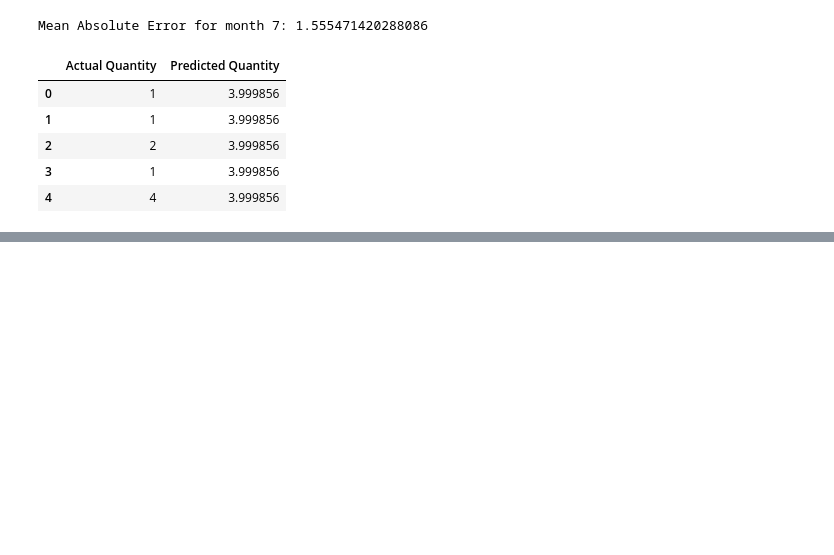
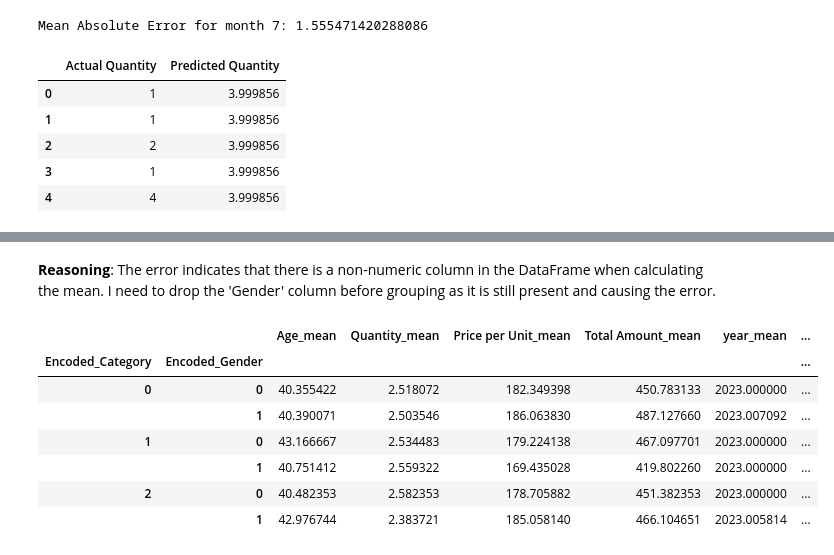
Before and after one commit to shubhanagrawal/Walmart-Hackathon, a Jupyter notebook: walmart.ipynb, the cells around one changed output, grey strips where cells are left out. Drawn from its saved outputs; the diff is of its cells as text; code cells hidden in the pictures; blank space fills up the shorter version.

```diff
--- a/walmart.ipynb
+++ b/walmart.ipynb
@@ -521,0 +621,16 @@ display(comparison_df.head())
+# %% [markdown]
+**Reasoning**:
+The error indicates that there is a non-numeric column in the DataFrame when calculating the mean. I need to drop the 'Gender' column before grouping as it is still present and causing the error.
+# %%
+customer_segments = df.drop('Gender', axis=1).groupby(['Encoded_Category', 'Encoded_Gender']).mean()
+customer_segments.columns = [f"{col}_mean" for col in customer_segments.columns]
+display(customer_segments)
+# %% [output]
+|  |  | Age_mean | Quantity_mean | Price per Unit_mean | Total Amount_mean | year_mean | ... |
+| Encoded_Category | Encoded_Gender |  |  |  |  |  | ... |
+| 0 | 0 | 40.355422 | 2.518072 | 182.349398 | 450.783133 | 2023.000000 | ... |
+|  | 1 | 40.390071 | 2.503546 | 186.063830 | 487.127660 | 2023.007092 | ... |
+| 1 | 0 | 43.166667 | 2.534483 | 179.224138 | 467.097701 | 2023.000000 | ... |
+|  | 1 | 40.751412 | 2.559322 | 169.435028 | 419.802260 | 2023.000000 | ... |
+| 2 | 0 | 40.482353 | 2.582353 | 178.705882 | 451.382353 | 2023.000000 | ... |
+|  | 1 | 42.976744 | 2.383721 | 185.058140 | 466.104651 | 2023.005814 | ... |
```
Also changed, not shown: parts of 16 cells of this notebook.
